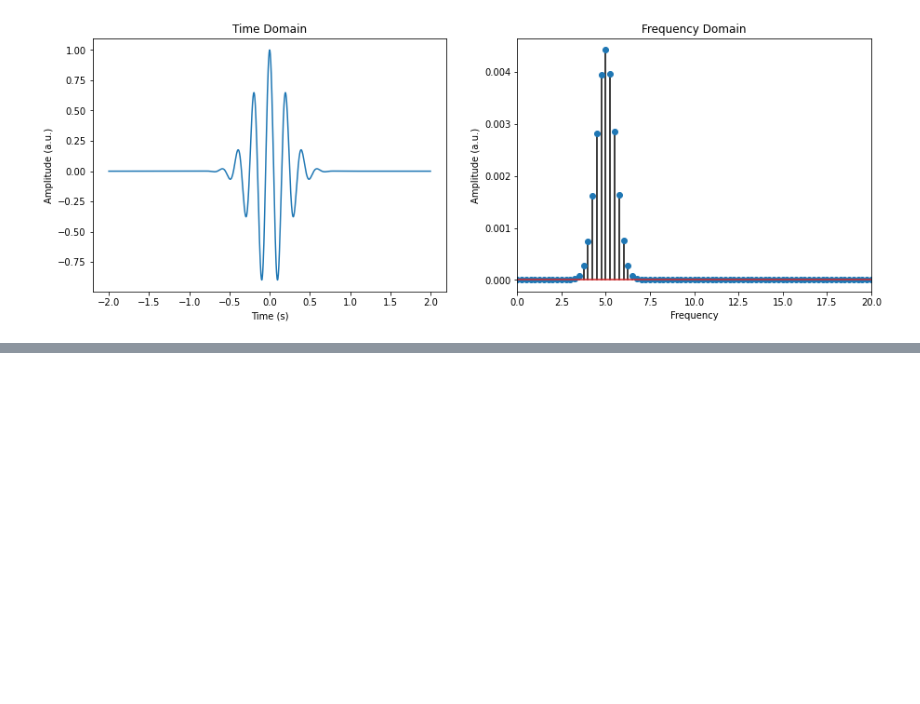
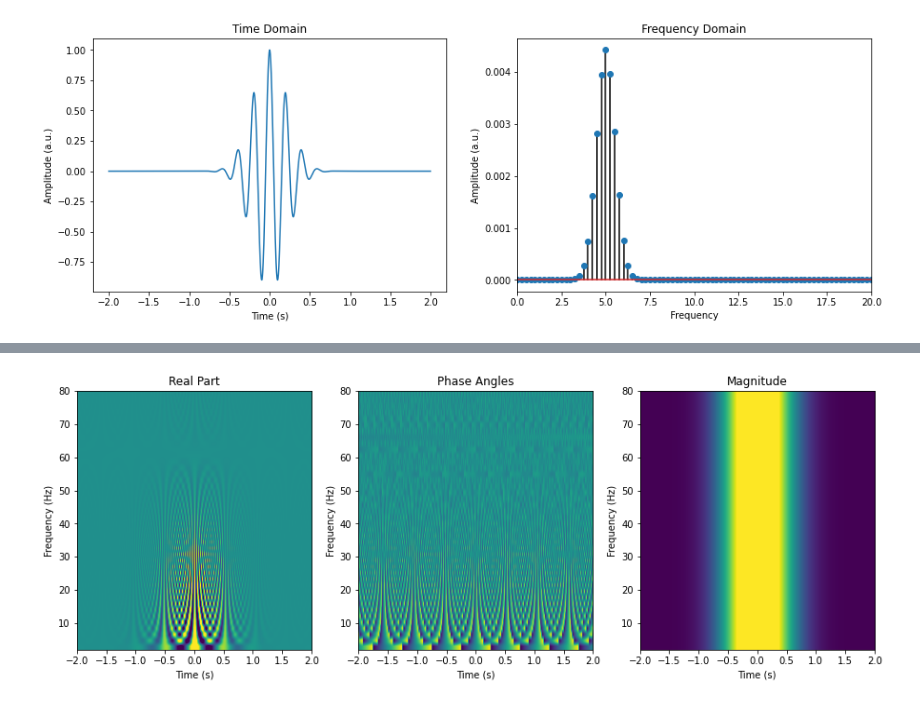
Before and after one commit to npinak/Python-Projects, a Jupyter notebook: EEG_Analysis/EEG_Data.ipynb, the cells around one changed output, grey strips where cells are left out. Saved outputs shown, nothing was run; the diff lists cells and outputs as text; code cells hidden in the pictures; blank space fills up the shorter version.

```diff
--- a/EEG_Analysis/EEG_Data.ipynb
+++ b/EEG_Analysis/EEG_Data.ipynb
@@ -45,0 +70,51 @@ plt.show()
+# %%
+# Create Wavelet Family
+
+# define parameters
+
+lofreq  =  2
+hifreq  =  80
+numfrex = 42
+frex    = np.linspace(lofreq,hifreq,numfrex)
+
+fwhms    = np.linspace(1,1,numfrex)
+# %%
+#initialize the wavelet matrix
+waveletfam = np.zeros((numfrex,npnts),dtype = complex)
+
+for wi in range(numfrex):
+  waveletfam[wi,:] = createComplexWavelet(time,frex[wi],fwhms[wi])
+# %%
+fig,ax = plt.subplots(1,3,figsize = (15, 5))
+
+#show real part of the wavelet family
+
+ax[0].imshow(np.real(waveletfam),aspect ='auto',origin ='lower',
+             extent=[time[0],time[-1],lofreq,hifreq],
+             vmin=-.7,vmax=.7)
+ax[0].set_xlabel('Time (s)')
+ax[0].set_ylabel('Frequency (Hz)')
+ax[0].set_title('Real Part')
+
+#show the phase angle
+
+ax[1].imshow(np.angle(waveletfam),aspect ='auto',origin ='lower',
+             extent=[time[0],time[-1],lofreq,hifreq],
+             vmin=-3,vmax=3)
+ax[1].set_xlabel('Time (s)')
+ax[1].set_ylabel('Frequency (Hz)')
+ax[1].set_title('Phase Angles')
+
+#show the magnitude of the wavelet family
+
+ax[2].imshow(np.abs(waveletfam),aspect ='auto',origin ='lower',
+             extent=[time[0],time[-1],lofreq,hifreq],
+             vmin=0,vmax=0.7)
+ax[2].set_xlabel('Time (s)')
+ax[2].set_ylabel('Frequency (Hz)')
+ax[2].set_title('Magnitude')
+
+
+plt.show()
+# %% [output]
+[figure, added]
```
Also changed, not shown: parts of 3 cells of this notebook.
